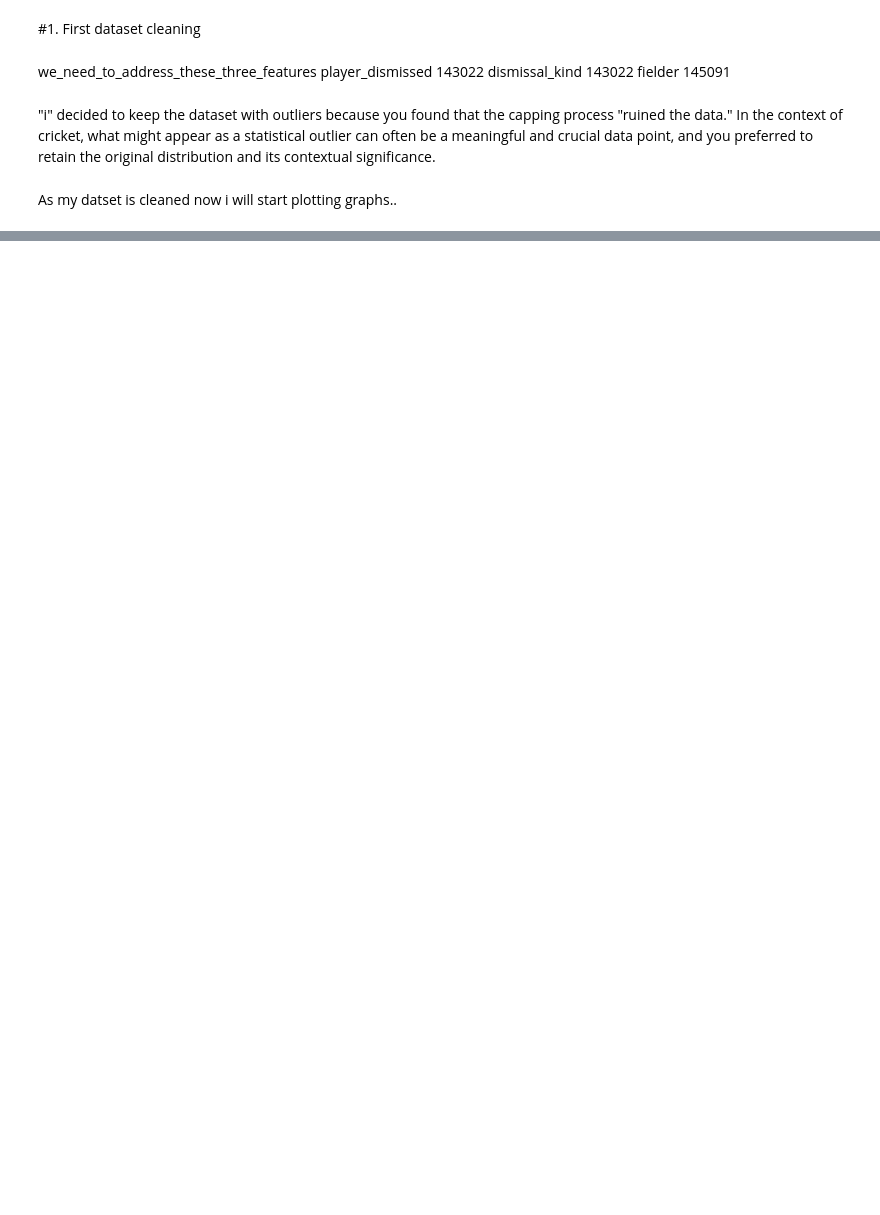
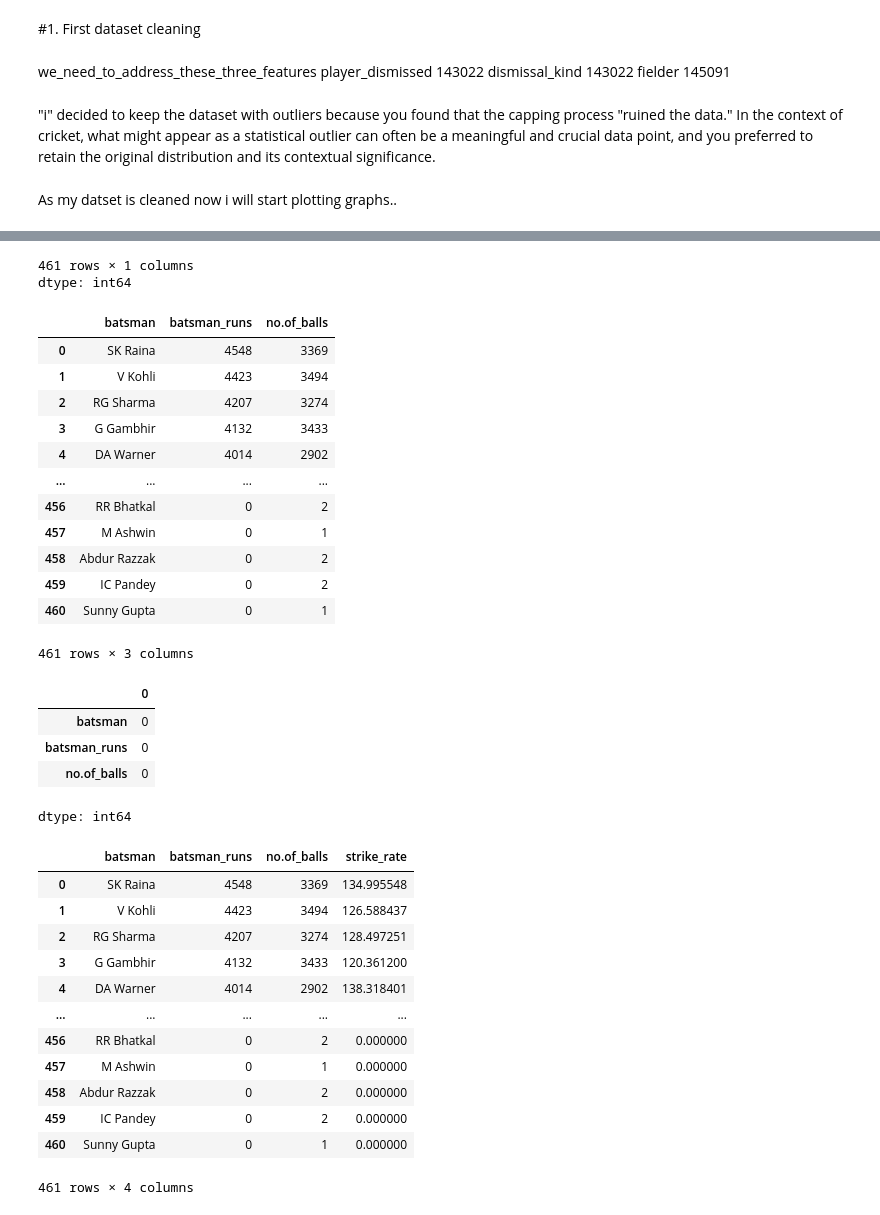
Before and after one commit to sxrthk17/ml-journey, a Jupyter notebook: week1/day6_IPL_EDA_deliveries.ipynb, the cells around one changed output, grey strips where cells are left out. Cells and saved outputs as stored; diff of their text form; code cells hidden in the pictures; blank space fills up the shorter version.

```diff
--- a/week1/day6_IPL_EDA_deliveries.ipynb
+++ b/week1/day6_IPL_EDA_deliveries.ipynb
@@ -235,0 +252,18 @@ display(bowler_stats.sort_values(by='bowling_average').head(20))
+# %%
+batsmen_total_runs = top_scoring_batsmen.copy()
+batsman_total_balls = delivery_dataset['batsman'].value_counts().reset_index()
+
+batsman_total_balls.rename(columns={'count':'no.of_balls'},inplace=True)
+display(batsmen_total_runs)
+
+batsmen_stats = pd.merge(batsmen_total_runs,batsman_total_balls,on='batsman',how='left')
+
+display(batsmen_stats,batsmen_stats.isnull().sum())
+
+# Vectorized strike rate calculation
+# Handle division by zero by replacing 0 with NaN, then filling NaN with inf after division
+batsmen_stats['strike_rate'] = (batsmen_stats['batsman_runs'] / batsmen_stats['no.of_balls'].replace(0, np.nan)) * 100
+batsmen_stats['strike_rate'] = batsmen_stats['strike_rate'].fillna(np.inf)
+
+display(batsmen_stats)
+# %% [output]
@@ -236,2 +283,35 @@ display(bowler_stats.sort_values(by='bowling_average').head(20))
+461 rows × 1 columns
+dtype: int64
+|  | batsman | batsman_runs | no.of_balls |
+| 0 | SK Raina | 4548 | 3369 |
+| 1 | V Kohli | 4423 | 3494 |
+| 2 | RG Sharma | 4207 | 3274 |
+| 3 | G Gambhir | 4132 | 3433 |
+| 4 | DA Warner | 4014 | 2902 |
+| ... | ... | ... | ... |
+| 456 | RR Bhatkal | 0 | 2 |
+| 457 | M Ashwin | 0 | 1 |
+| 458 | Abdur Razzak | 0 | 2 |
+| 459 | IC Pandey | 0 | 2 |
+| 460 | Sunny Gupta | 0 | 1 |
+461 rows × 3 columns
+|  | 0 |
+| batsman | 0 |
+| batsman_runs | 0 |
+| no.of_balls | 0 |
+dtype: int64
+|  | batsman | batsman_runs | no.of_balls | strike_rate |
+| 0 | SK Raina | 4548 | 3369 | 134.995548 |
+| 1 | V Kohli | 4423 | 3494 | 126.588437 |
+| 2 | RG Sharma | 4207 | 3274 | 128.497251 |
+| 3 | G Gambhir | 4132 | 3433 | 120.361200 |
+| 4 | DA Warner | 4014 | 2902 | 138.318401 |
+| ... | ... | ... | ... | ... |
+| 456 | RR Bhatkal | 0 | 2 | 0.000000 |
+| 457 | M Ashwin | 0 | 1 | 0.000000 |
+| 458 | Abdur Razzak | 0 | 2 | 0.000000 |
+| 459 | IC Pandey | 0 | 2 | 0.000000 |
+| 460 | Sunny Gupta | 0 | 1 | 0.000000 |
+461 rows × 4 columns
 # %%
 dataset.columns
```
Also changed, not shown: parts of 8 cells of this notebook.
